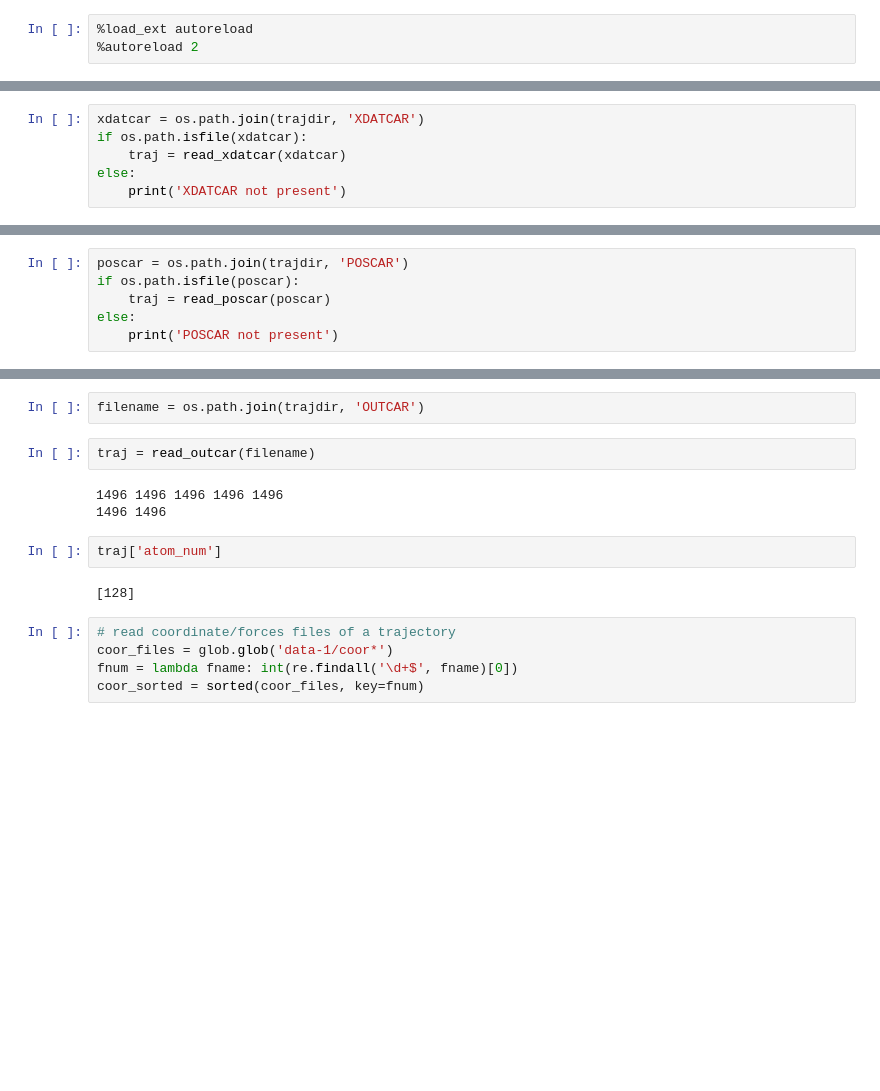
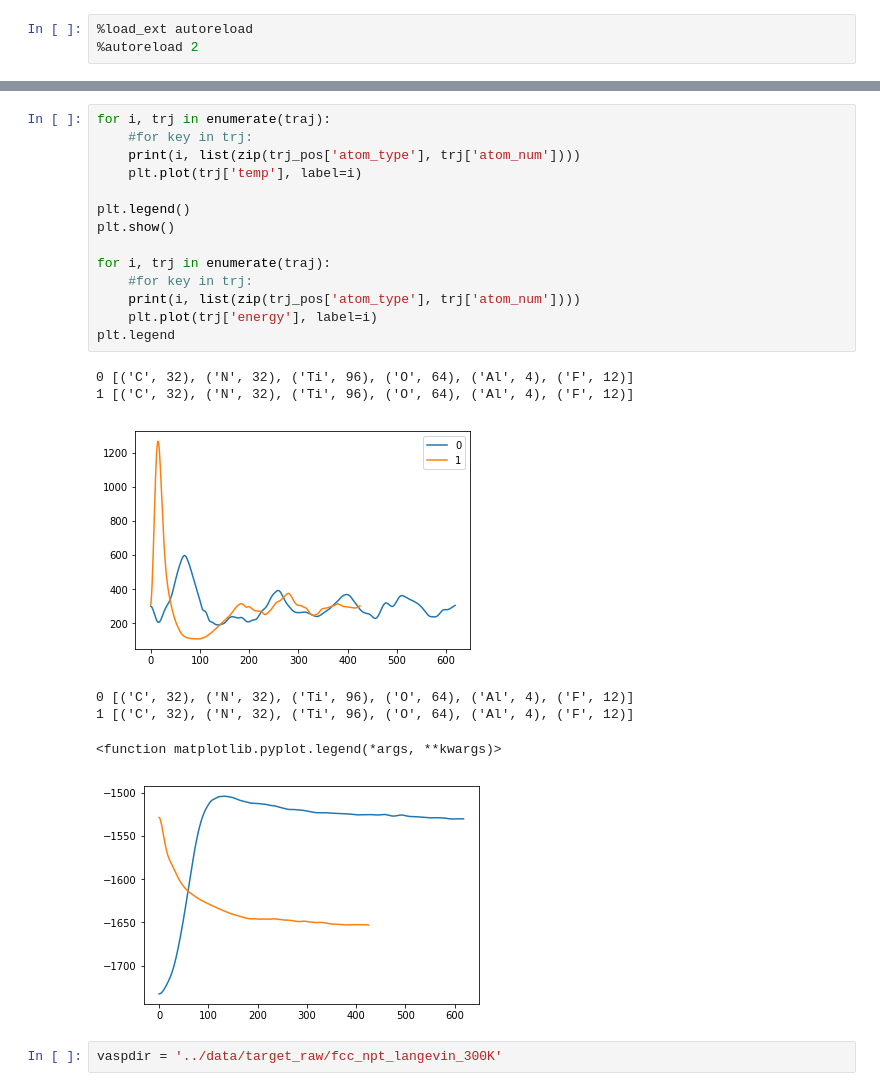
Before and after one commit to vlcekl/eam-models, a Jupyter notebook: notebooks/explore.ipynb, the cells around one changed output, grey strips where cells are left out. Cells and saved outputs as stored; diff of their text form; blank space fills up the shorter version.

```diff
--- a/notebooks/explore.ipynb
+++ b/notebooks/explore.ipynb
@@ -20,6 +23,0 @@ from statmechlib.read_write import read_poscar, read_xdatcar
-# %%
-xdatcar = os.path.join(trajdir, 'XDATCAR')
-if os.path.isfile(xdatcar):
-    traj = read_xdatcar(xdatcar)
-else:
-    print('XDATCAR not present')
@@ -30,6 +23,0 @@ traj['atom_num']
-# %%
-poscar = os.path.join(trajdir, 'POSCAR')
-if os.path.isfile(poscar):
-    traj = read_poscar(poscar)
-else:
-    print('POSCAR not present')
@@ -144,16 +24,24 @@ def read_outcar(filename):
-# %%
-filename = os.path.join(trajdir, 'OUTCAR')
-# %%
-traj = read_outcar(filename)
-# %% [output]
-1496 1496 1496 1496 1496
-1496 1496
-# %%
-traj['atom_num']
-# %% [output]
-[128]
-# %%
-# read coordinate/forces files of a trajectory
-coor_files = glob.glob('data-1/coor*')
-fnum = lambda fname: int(re.findall('\d+$', fname)[0])
-coor_sorted = sorted(coor_files, key=fnum)
+# %%
+for i, trj in enumerate(traj):
+    #for key in trj:
+    print(i, list(zip(trj_pos['atom_type'], trj['atom_num'])))
+    plt.plot(trj['temp'], label=i)
+
+plt.legend()
+plt.show()
+
+for i, trj in enumerate(traj):
+    #for key in trj:
+    print(i, list(zip(trj_pos['atom_type'], trj['atom_num'])))
+    plt.plot(trj['energy'], label=i)
+plt.legend
+# %% [output]
+0 [('C', 32), ('N', 32), ('Ti', 96), ('O', 64), ('Al', 4), ('F', 12)]
+1 [('C', 32), ('N', 32), ('Ti', 96), ('O', 64), ('Al', 4), ('F', 12)]
+[figure, added]
+0 [('C', 32), ('N', 32), ('Ti', 96), ('O', 64), ('Al', 4), ('F', 12)]
+1 [('C', 32), ('N', 32), ('Ti', 96), ('O', 64), ('Al', 4), ('F', 12)]
+<function matplotlib.pyplot.legend(*args, **kwargs)>
+[figure, added]
+# %%
+vaspdir = '../data/target_raw/fcc_npt_langevin_300K'
```
Also changed, not shown: parts of 9 cells of this notebook, 3 other files.
